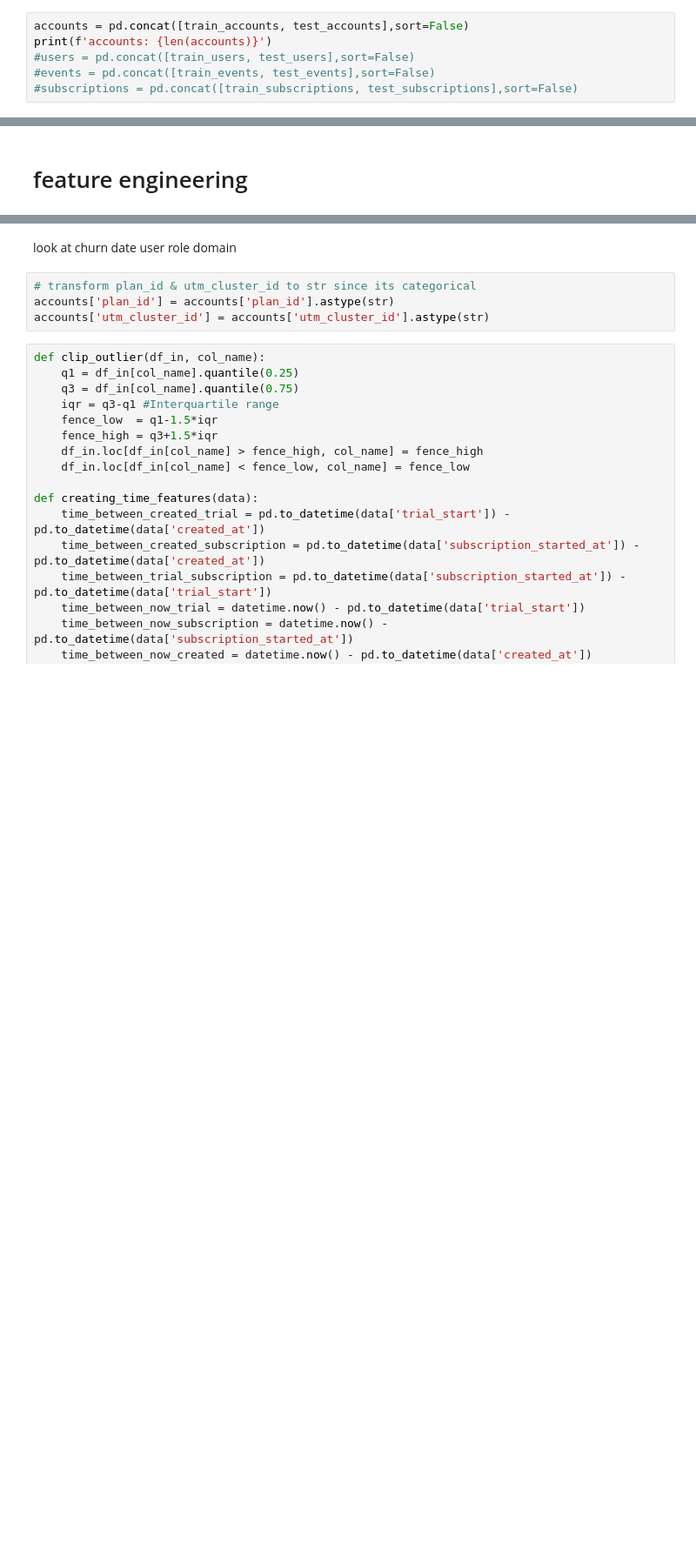
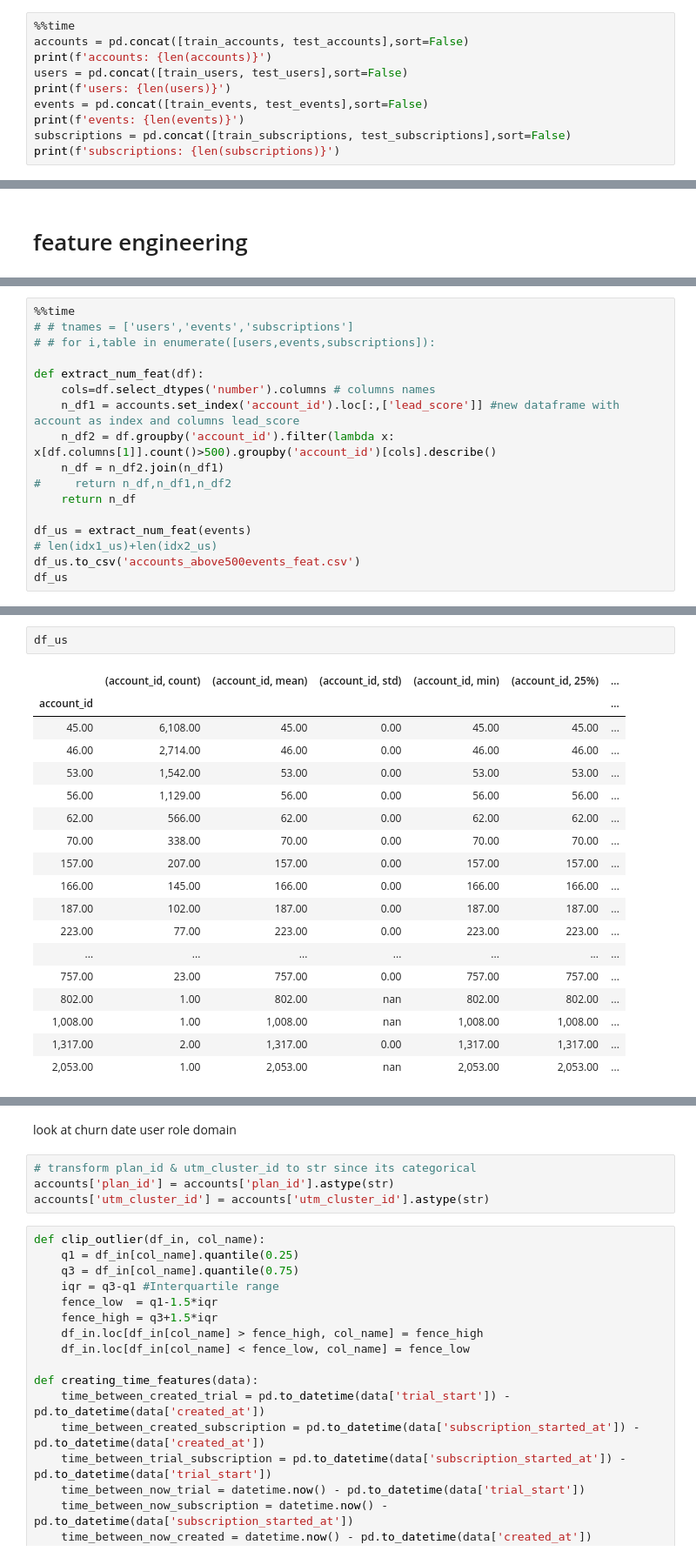
Before and after one commit to yuvalgrossman/datahack_yyr, a Jupyter notebook: final_notebook.ipynb, the cells around one changed output, grey strips where cells are left out. Shown at 87% size. Drawn from its saved outputs; the diff is of its cells as text; blank space fills up the shorter version.

```diff
--- a/final_notebook.ipynb
+++ b/final_notebook.ipynb
@@ -35,8 +59,12 @@ test_accounts = pd.read_csv(data_path + 'test_accounts.csv')
 # %%
+%%time
 accounts = pd.concat([train_accounts, test_accounts],sort=False)
 print(f'accounts: {len(accounts)}')
-#users = pd.concat([train_users, test_users],sort=False)
-#events = pd.concat([train_events, test_events],sort=False)
-#subscriptions = pd.concat([train_subscriptions, test_subscriptions],sort=False)
+users = pd.concat([train_users, test_users],sort=False)
+print(f'users: {len(users)}')
+events = pd.concat([train_events, test_events],sort=False)
+print(f'events: {len(events)}')
+subscriptions = pd.concat([train_subscriptions, test_subscriptions],sort=False)
+print(f'subscriptions: {len(subscriptions)}')
 # %% [output]
 accounts: 1433661
@@ -44,0 +109,17 @@ accounts: 1433661
+# %%
+%%time
+# # tnames = ['users','events','subscriptions']
+# # for i,table in enumerate([users,events,subscriptions]):
+
+def extract_num_feat(df):
+    cols=df.select_dtypes('number').columns # columns names
+    n_df1 = accounts.set_index('account_id').loc[:,['lead_score']] #new dataframe with account as index and columns lead_score
+    n_df2 = df.groupby('account_id').filter(lambda x: x[df.columns[1]].count()>500).groupby('account_id')[cols].describe()
+    n_df = n_df2.join(n_df1)
+#     return n_df,n_df1,n_df2
+    return n_df
+
+df_us = extract_num_feat(events)
+# len(idx1_us)+len(idx2_us)
+df_us.to_csv('accounts_above500events_feat.csv')
+df_us
@@ -44,0 +228,21 @@ accounts: 1433661
+# %%
+df_us
+# %% [output]
+|  | (account_id, count) | (account_id, mean) | (account_id, std) | (account_id, min) | (account_id, 25%) | ... |
+| account_id |  |  |  |  |  | ... |
+| 45.00 | 6,108.00 | 45.00 | 0.00 | 45.00 | 45.00 | ... |
+| 46.00 | 2,714.00 | 46.00 | 0.00 | 46.00 | 46.00 | ... |
+| 53.00 | 1,542.00 | 53.00 | 0.00 | 53.00 | 53.00 | ... |
+| 56.00 | 1,129.00 | 56.00 | 0.00 | 56.00 | 56.00 | ... |
+| 62.00 | 566.00 | 62.00 | 0.00 | 62.00 | 62.00 | ... |
+| 70.00 | 338.00 | 70.00 | 0.00 | 70.00 | 70.00 | ... |
+| 157.00 | 207.00 | 157.00 | 0.00 | 157.00 | 157.00 | ... |
+| 166.00 | 145.00 | 166.00 | 0.00 | 166.00 | 166.00 | ... |
+| 187.00 | 102.00 | 187.00 | 0.00 | 187.00 | 187.00 | ... |
+| 223.00 | 77.00 | 223.00 | 0.00 | 223.00 | 223.00 | ... |
+| ... | ... | ... | ... | ... | ... | ... |
+| 757.00 | 23.00 | 757.00 | 0.00 | 757.00 | 757.00 | ... |
+| 802.00 | 1.00 | 802.00 | nan | 802.00 | 802.00 | ... |
+| 1,008.00 | 1.00 | 1,008.00 | nan | 1,008.00 | 1,008.00 | ... |
+| 1,317.00 | 2.00 | 1,317.00 | 0.00 | 1,317.00 | 1,317.00 | ... |
+| 2,053.00 | 1.00 | 2,053.00 | nan | 2,053.00 | 2,053.00 | ... |
```
Also changed, not shown: parts of 38 cells of this notebook.
